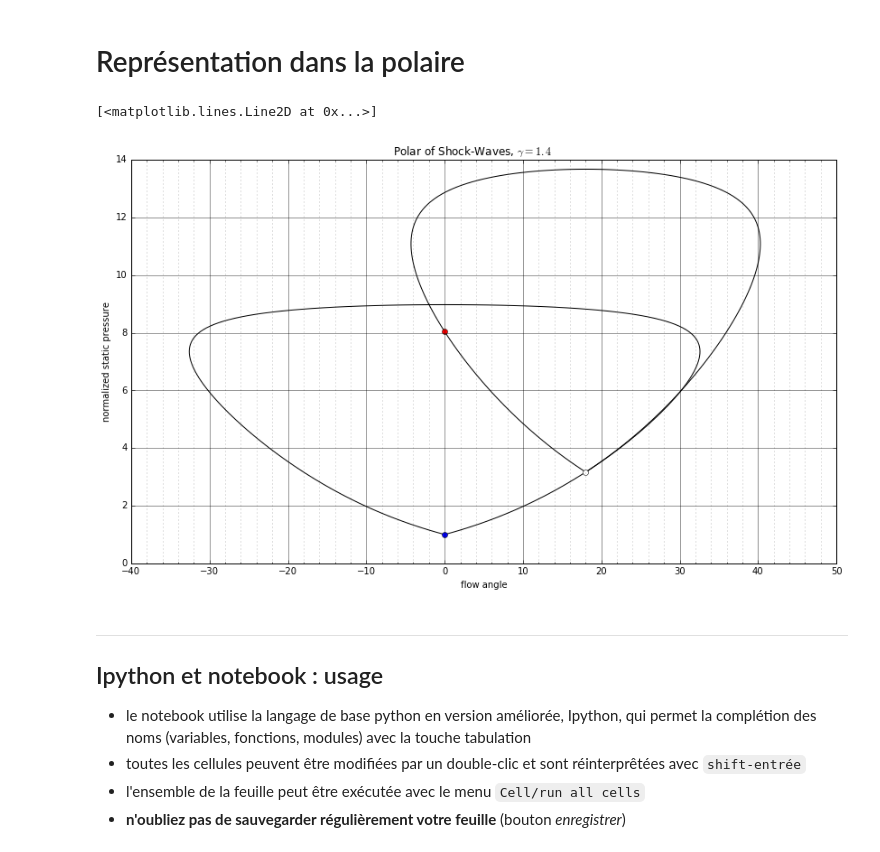
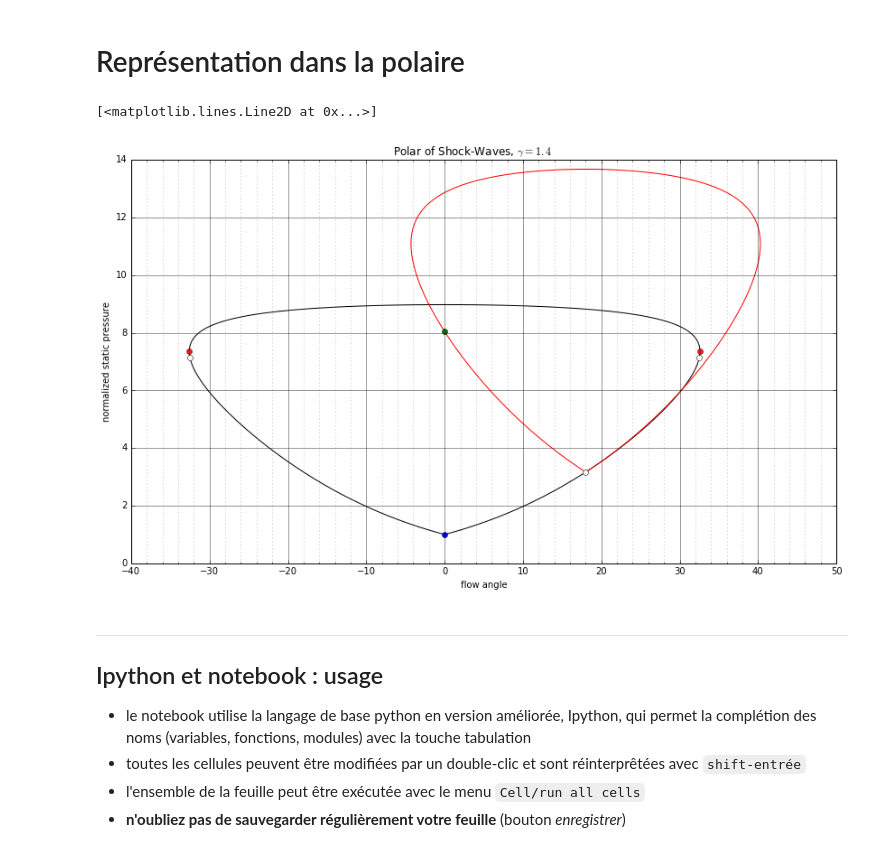
Before and after one commit to jgressier/aerokit, a Jupyter notebook: notebooks/Shock-21-reflexion.ipynb, the cells around one changed output. Cells and saved outputs as stored; diff of their text form; code cells hidden in the pictures.

```diff
--- a/notebooks/Shock-21-reflexion.ipynb
+++ b/notebooks/Shock-21-reflexion.ipynb
@@ -53,6 +64,7 @@ p2p1 = sw.Ps_ratio(Mn1)
 Mn2  = sw.downstream_Mn(Mn1)
 M2   = Mn2/deg.sin(sig2-wdev)
 print("shock reflexion with {:1.4}° deviation and angle {:1.4}°".format(wdev, sig2))
+p2p0 = p2p1*p1p0
 # %% [output]
 shock reflexion with 18.0° deviation and angle 50.9°
 # %%
@@ -70,23 +82,23 @@ plt.plot([0, xup, xbot],
 # %%
 import hades.aero.plot.shockpolar as swplt
 
 fig=swplt.figure_theta_pressure(figsize=(14,8))
 fig.suptitle('Polar of Shock-Waves, $\gamma = %.1f$'%gam, fontsize=12, y=0.93)
 plt.xlabel('flow angle', fontsize=10)
 plt.ylabel('normalized static pressure', fontsize=10)
-plt.yscale('linear') # default is logarithmic
+if p2p0 < 20.: plt.yscale('linear') # default is logarithmic
 #
 # plot polar curves
-swplt.plot_theta_pressure(M0)
-swplt.plot_theta_pressure(M1, thet_init=wdev, p_init=p1p0)
+swplt.plot_theta_pressure(M0, devmax=True, sonic=True)
+swplt.plot_theta_pressure(M1, thet_init=wdev, p_init=p1p0, color='red')
 
 # plot symbols for flow regions
-plt.plot(0,    1.,        'bo')
-plt.plot(wdev, p1p0,      'wo')
-plt.plot(0.,   p2p1*p1p0, 'ro')
+plt.plot(0,    1.,   'bo')
+plt.plot(wdev, p1p0, 'wo')
+plt.plot(0.,   p2p0, 'go')
 # %% [output]
 [<matplotlib.lines.Line2D at 0x...>]
-[figure, old version]
+[figure, new version]
 # %% [markdown]
 ---
 
```
Also changed, not shown: parts of 5 cells of this notebook, 2 other files.
